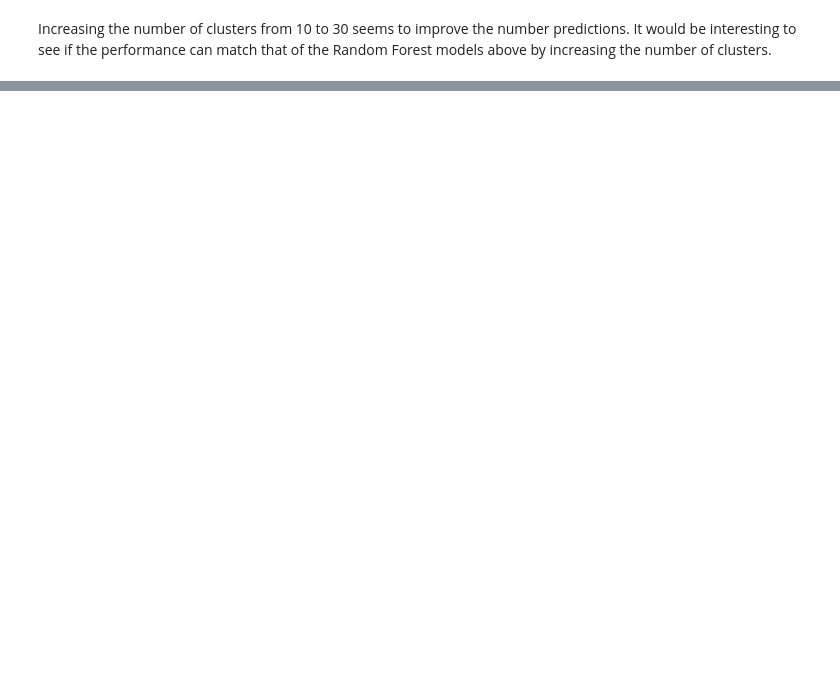
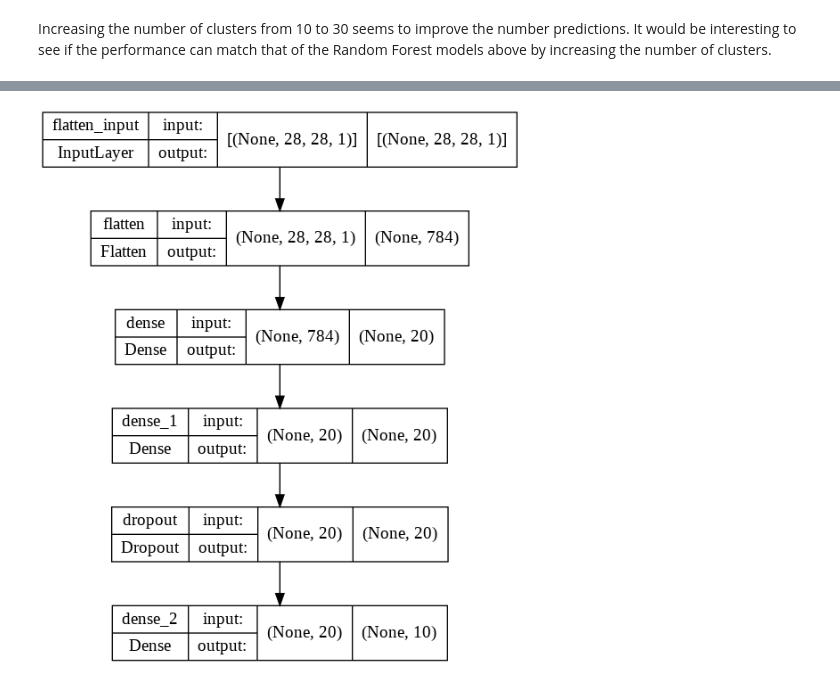
Before and after one commit to mikethisyamondol/digit_recognizer, a Jupyter notebook: digit_recognizer.ipynb, the cells around one changed output, grey strips where cells are left out. Saved outputs shown, nothing was run; the diff lists cells and outputs as text; code cells hidden in the pictures; blank space fills up the shorter version.

```diff
--- a/digit_recognizer.ipynb
+++ b/digit_recognizer.ipynb
@@ -370,0 +570,5 @@ Increasing the number of clusters from 10 to 30 seems to improve the number pred
+# %%
+# Check Topology
+Image('model_2.png')
+# %% [output]
+[figure, added]
```
Also changed, not shown: parts of 32 cells of this notebook.
